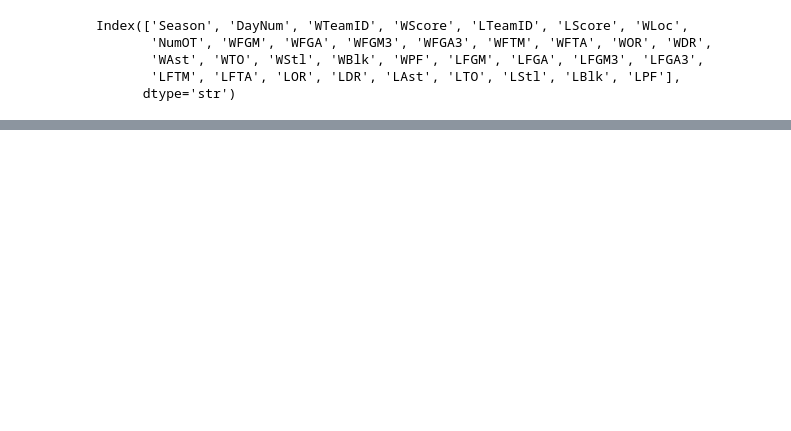
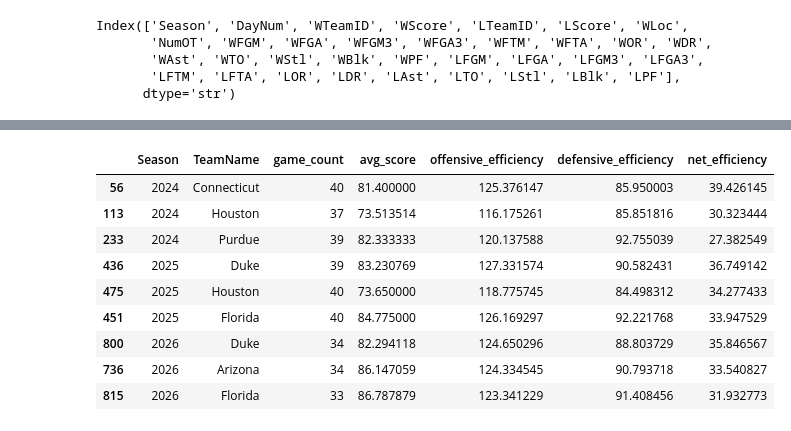
Before and after one commit to al-chen/marchmathness, a Jupyter notebook: 2026/marchmathness.ipynb, the cells around one changed output, grey strips where cells are left out. Cells and saved outputs as stored; diff of their text form; code cells hidden in the pictures; blank space fills up the shorter version.

```diff
--- a/2026/marchmathness.ipynb
+++ b/2026/marchmathness.ipynb
@@ -345,2 +378,23 @@ display(team_season_stats)
 | 8345 | 2026 | 1481 | 28 | 61.464286 | 67.428571 | 21.928571 | 24.464286 | 51.357143 | ... |
 8346 rows × 43 columns
+# %%
+# Verify: top 3 teams by net efficiency, last 3 seasons
+recent = (team_season_stats[team_season_stats['Season'] >= 2024]
+          .merge(data['MTeams'][['TeamID', 'TeamName']], on='TeamID'))
+
+display(recent.sort_values('net_efficiency', ascending=False)
+        .groupby('Season').head(3)
+        .sort_values(['Season', 'net_efficiency'], ascending=[True, False])
+        [['Season', 'TeamName', 'game_count', 'avg_score', 'offensive_efficiency',
+          'defensive_efficiency', 'net_efficiency']])
+# %% [output]
+|  | Season | TeamName | game_count | avg_score | offensive_efficiency | defensive_efficiency | net_efficiency |
+| 56 | 2024 | Connecticut | 40 | 81.400000 | 125.376147 | 85.950003 | 39.426145 |
+| 113 | 2024 | Houston | 37 | 73.513514 | 116.175261 | 85.851816 | 30.323444 |
+| 233 | 2024 | Purdue | 39 | 82.333333 | 120.137588 | 92.755039 | 27.382549 |
+| 436 | 2025 | Duke | 39 | 83.230769 | 127.331574 | 90.582431 | 36.749142 |
+| 475 | 2025 | Houston | 40 | 73.650000 | 118.775745 | 84.498312 | 34.277433 |
+| 451 | 2025 | Florida | 40 | 84.775000 | 126.169297 | 92.221768 | 33.947529 |
+| 800 | 2026 | Duke | 34 | 82.294118 | 124.650296 | 88.803729 | 35.846567 |
+| 736 | 2026 | Arizona | 34 | 86.147059 | 124.334545 | 90.793718 | 33.540827 |
+| 815 | 2026 | Florida | 33 | 86.787879 | 123.341229 | 91.408456 | 31.932773 |
```
Also changed, not shown: parts of 9 cells of this notebook.
